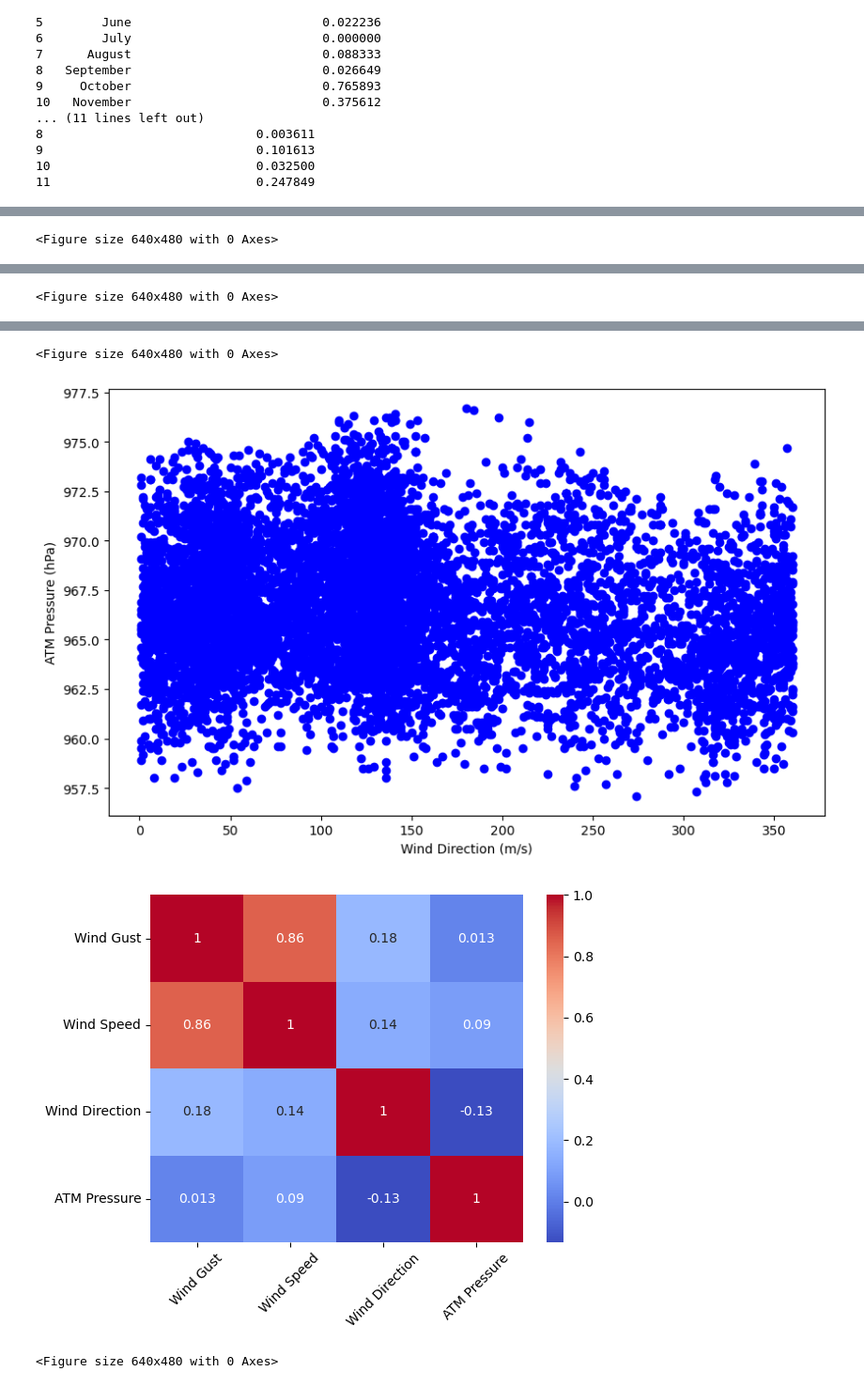
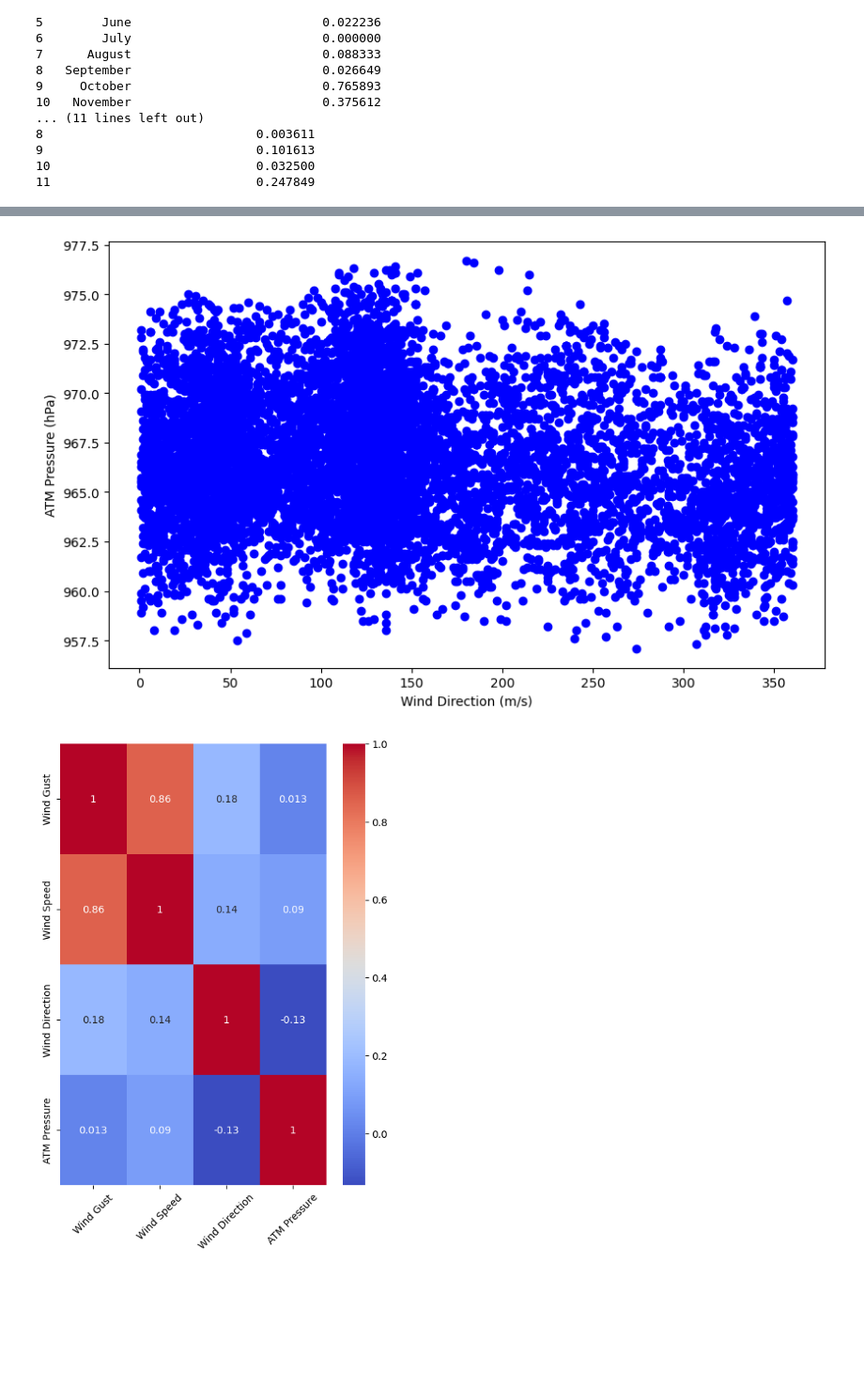
Before and after one commit to gustavopin/RainDataAnalysis, a Jupyter notebook: analysis.ipynb, the cells around one changed output, grey strips where cells are left out. Shown at 94% size. Cells and saved outputs as stored; diff of their text form; code cells hidden in the pictures; blank space fills up the shorter version.

```diff
--- a/analysis.ipynb
+++ b/analysis.ipynb
@@ -285,46 +275,47 @@ plt.figure(figsize = (10,6))
 plt.scatter(wind_gust, wind_speed, color = 'blue')
 plt.xlabel('Wind Gust (m/s)')
 plt.ylabel('Wind Speed (m/s)')
+plt.savefig('gust_speed.png')
 plt.show()
-plt.savefig('gust_speed.png')
 
     # scatter wind gust/direction
 plt.figure(figsize = (10,6))
 plt.scatter(wind_gust, wind_dir, color = 'blue')
 plt.xlabel('Wind Gust (m/s)')
 plt.ylabel('Wind Direction (m/s)')
+plt.savefig('gust_dir.png')
 plt.show()
-plt.savefig('gust_dir.png')
 
     # scatter wind gust/pressure
 plt.figure(figsize = (10,6))
 plt.scatter(wind_gust, pressure_inst, color = 'blue')
 plt.xlabel('Wind Gust (m/s)')
 plt.ylabel('ATM Pressure (hPa)')
+plt.savefig('gust_pressure.png')
 plt.show()
-plt.savefig('gust_pressure.png')
 
     # scatter wind speed/pressure
 plt.figure(figsize = (10,6))
 plt.scatter(wind_speed, pressure_inst, color = 'blue')
 plt.xlabel('Wind Speed (m/s)')
 plt.ylabel('ATM Pressure (hPa)')
+plt.savefig('speed_pressure.png')
 plt.show()
-plt.savefig('speed_pressure.png')
 
     # scatter wind direction/pressure
 plt.figure(figsize = (10,6))
 plt.scatter(wind_dir, pressure_inst, color = 'blue')
 plt.xlabel('Wind Direction (m/s)')
 plt.ylabel('ATM Pressure (hPa)')
+plt.savefig('dir_pressure.png')
 plt.show()
-plt.savefig('dir_pressure.png')
 
 # Correlation Matrix with heatmap
+plt.figure(figsize = (6,8))
 corr2 = df2.corr()
 sn.heatmap(corr2, annot = True, cmap = 'coolwarm')
 plt.xticks(rotation = 45)
+plt.savefig('corr_matrix_2.png')
 plt.show()
-plt.savefig('corr_matrix_2.png')
 # %% [output]
 [figure]
@@ -332,12 +322,8 @@ plt.savefig('corr_matrix_2.png')
 [figure]
-<Figure size 640x480 with 0 Axes>
 [figure]
-<Figure size 640x480 with 0 Axes>
 [figure]
-<Figure size 640x480 with 0 Axes>
 [figure]
-[figure, old version]
+[figure, new version]
-<Figure size 640x480 with 0 Axes>
 # %%
 # moving the files to a new folder
 # remove the tags to execute the comand
```
Also changed, not shown: parts of 4 cells of this notebook, 6 other files.
